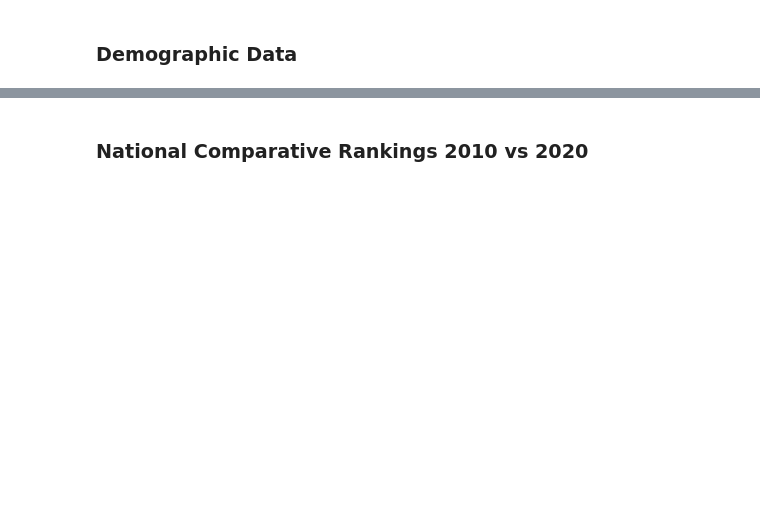
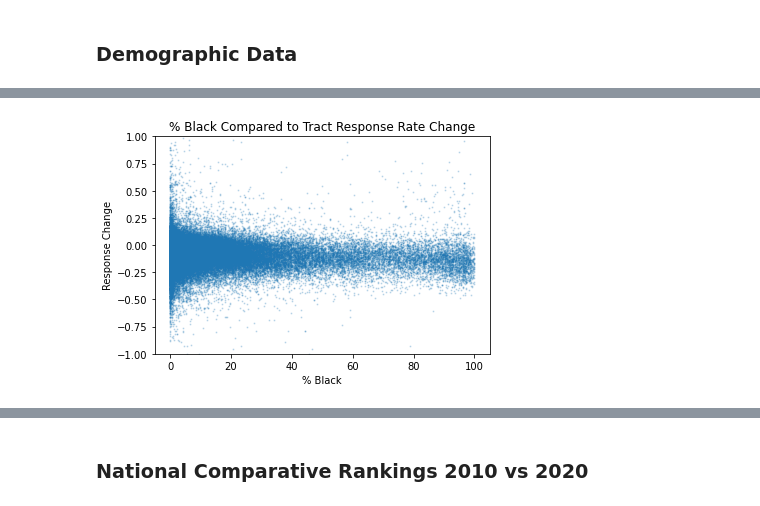
Before and after one commit to tdiffendal/USAT, a Jupyter notebook: census-responses/census_responses_colab.ipynb, the cells around one changed output, grey strips where cells are left out. Saved outputs shown, nothing was run; the diff lists cells and outputs as text; code cells hidden in the pictures; blank space fills up the shorter version.

```diff
--- a/census-responses/census_responses_colab.ipynb
+++ b/census-responses/census_responses_colab.ipynb
@@ -468,0 +970,26 @@ lowest
+# %%
+x = no_pr.black_pct
+y = no_pr['10_20_tract_difference'] /100
+
+# plotting the points
+plt.plot(x, y, marker='o', linewidth=0, markersize=1, alpha=0.2)
+
+#change y axis limits
+plt.ylim([-1,1])
+
+# naming the x axis
+plt.xlabel('% Black')
+# naming the y axis
+plt.ylabel('Response Change')
+#add legend
+#plt.legend(loc=2)
+# giving a title to my graph
+plt.title('% Black Compared to Tract Response Rate Change')
+
+plt.savefig('/content/drive/Shared drives/Shared Items/census-responses/data/black_change_nopr.png',
+            bbox_inches='tight')
+
+# function to show the plot
+plt.show()
+# %% [output]
+[figure, added]
```
Also changed, not shown: parts of 212 cells of this notebook.
